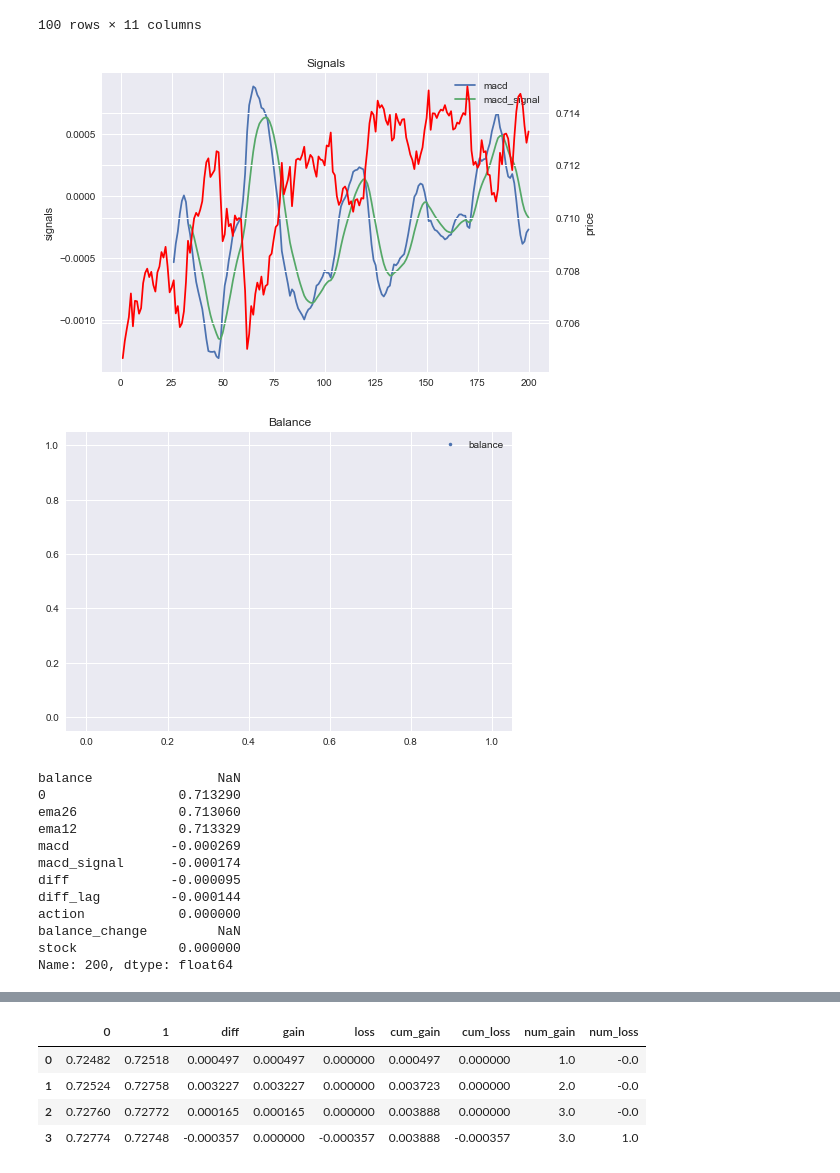
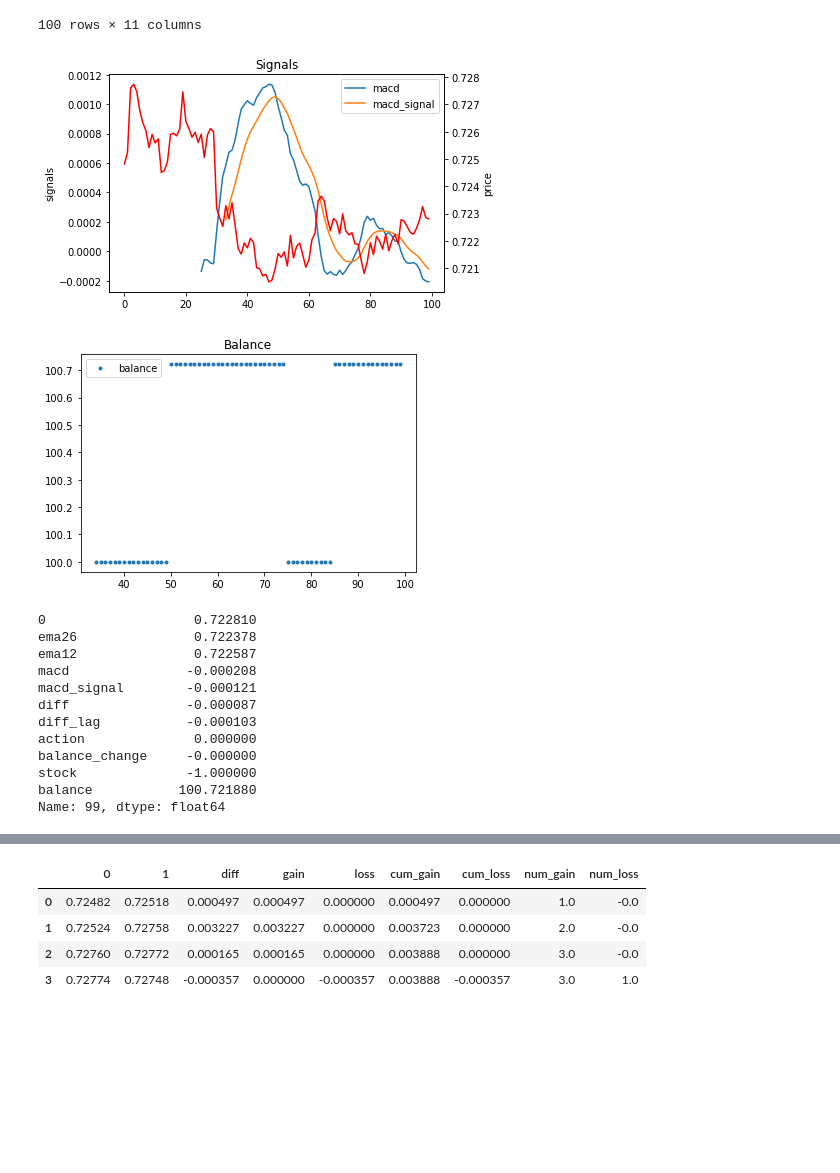
Before and after one commit to jetnew/Idle-Trading-Hero, a Jupyter notebook: strategy.ipynb, the cells around one changed output, grey strips where cells are left out. Drawn from its saved outputs; the diff is of its cells as text; code cells hidden in the pictures; blank space fills up the shorter version.

```diff
--- a/strategy.ipynb
+++ b/strategy.ipynb
@@ -2,7 +2,6 @@
 import numpy as np
 import pandas as pd
 import matplotlib.pyplot as plt
-plt.style.use('seaborn')
 import json
 # %%
 with open('data/data2/AUD_USD-1588780800-H1-10000.json') as f:
@@ -100,24 +99,24 @@ macd.hist
 100 rows × 11 columns
 # %%
 macd = MACD(capital=100)
-macd.run(df['O'][200:400])
+macd.run(df['O'][:100])
 macd.plot()
 macd
 # %% [output]
-[figure, old version]
+[figure, new version]
-[figure, old version]
+[figure, new version]
-balance                NaN
-0                 0.713290
-ema26             0.713060
-ema12             0.713329
-macd             -0.000269
-macd_signal      -0.000174
-diff             -0.000095
-diff_lag         -0.000144
-action            0.000000
-balance_change         NaN
-stock             0.000000
-Name: 200, dtype: float64
+0                   0.722810
+ema26               0.722378
+ema12               0.722587
+macd               -0.000208
+macd_signal        -0.000121
+diff               -0.000087
+diff_lag           -0.000103
+action              0.000000
+balance_change     -0.000000
+stock              -1.000000
+balance           100.721880
+Name: 99, dtype: float64
 # %%
 macd.hist['balance']
 # %% [output]
```
Also changed, not shown: parts of 3 cells of this notebook.
